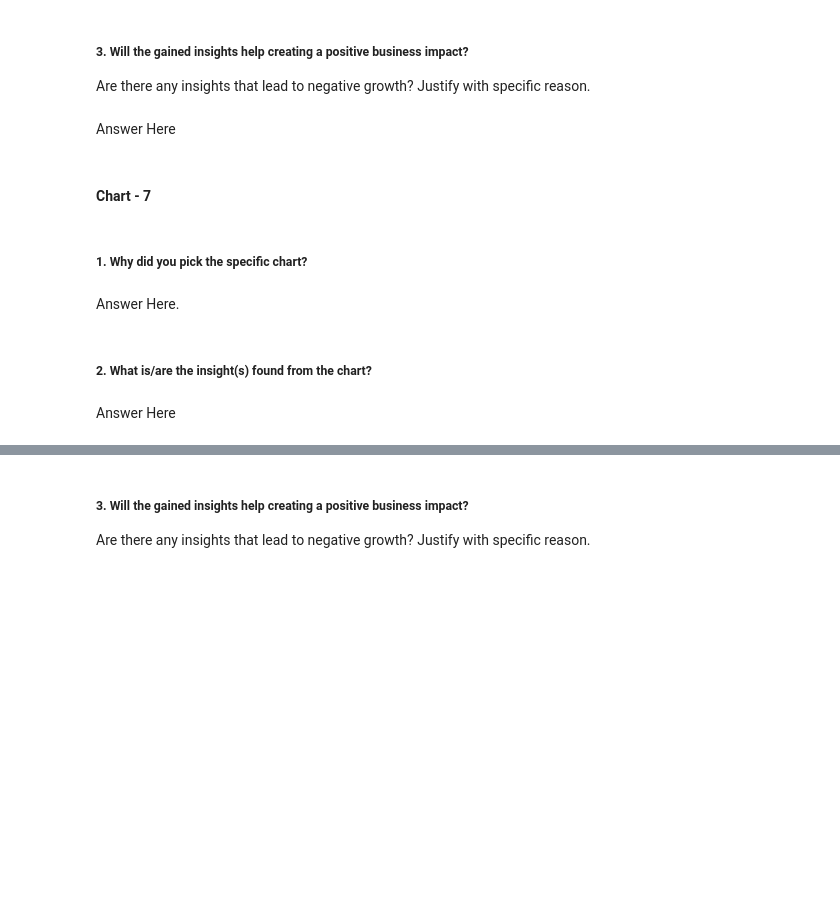
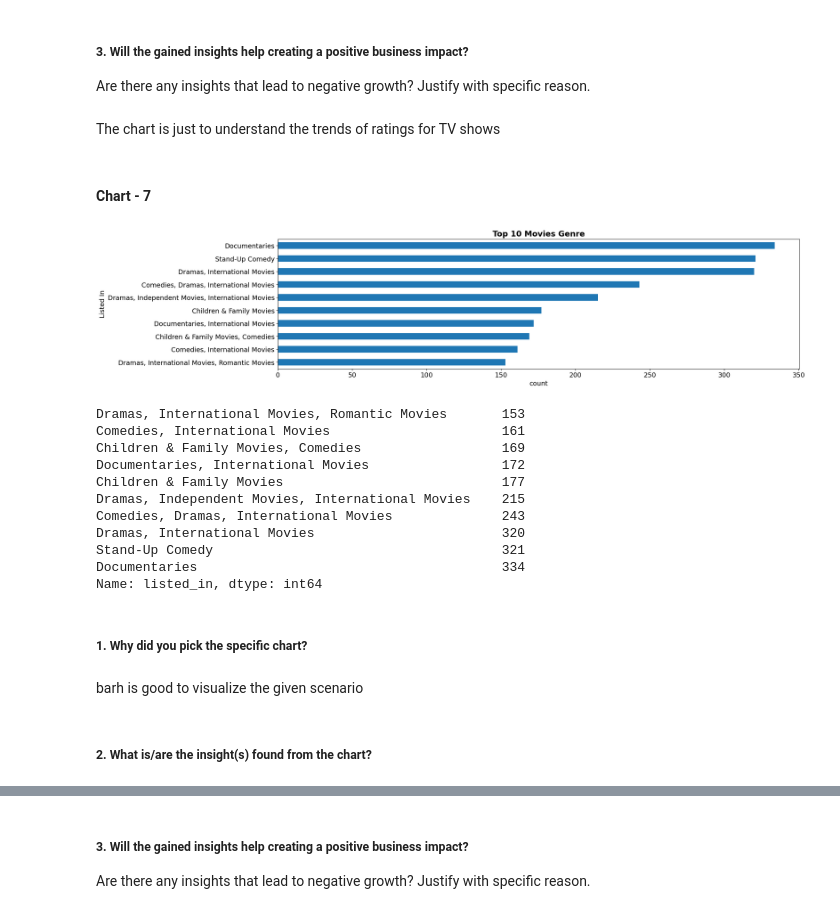
Before and after one commit to saraswatiyangandul20/NetflixMoviesAndTVShowsClustering, a Jupyter notebook: NetflixMoviesAndTVShowsClustering.ipynb, the cells around one changed output, grey strips where cells are left out. Cells and saved outputs as stored; diff of their text form; code cells hidden in the pictures; blank space fills up the shorter version.

```diff
--- a/NetflixMoviesAndTVShowsClustering.ipynb
+++ b/NetflixMoviesAndTVShowsClustering.ipynb
@@ -630,7 +648,7 @@ Answer Here
 # %% [markdown]
 ##### 3. Will the gained insights help creating a positive business impact?
 Are there any insights that lead to negative growth? Justify with specific reason.
-# %% [markdown]
-Answer Here
+# %% [markdown]
+The chart is just to understand the trends of ratings for TV shows
 # %% [markdown]
 #### Chart - 7
@@ -639,8 +655,40 @@ Answer Here
+# %%
+# Chart - 7 visualization code
+# getting counts of different movies in listed in
+top10_movies = movies_df['listed_in'].value_counts()
+# sorting based on counts
+top10_movies = top10_movies.sort_values(ascending=True)
+# getting to 10 of the dataframe from bottom
+top10_movies = top10_movies.tail(10)
+
+# plotting
+top10_movies.plot(kind='barh')
+# setting chart title
+plt.title('Top 10 Movies Genre')
+plt.ylabel('Listed In')
+plt.xlabel('count')
+# display chart
+plt.show()
+
+print(top10_movies)
+# deleting the movie_ratings dataframe for optimization of memory
+del top10_movies
+# %% [output]
+[figure, added]
+Dramas, International Movies, Romantic Movies       153
+Comedies, International Movies                      161
+Children & Family Movies, Comedies                  169
+Documentaries, International Movies                 172
+Children & Family Movies                            177
+Dramas, Independent Movies, International Movies    215
+Comedies, Dramas, International Movies              243
+Dramas, International Movies                        320
+Stand-Up Comedy                                     321
+Documentaries                                       334
+Name: listed_in, dtype: int64
 # %% [markdown]
 ##### 1. Why did you pick the specific chart?
-# %% [markdown]
-Answer Here.
+# %% [markdown]
+barh is good to visualize the given scenario
 # %% [markdown]
 ##### 2. What is/are the insight(s) found from the chart?
-# %% [markdown]
-Answer Here
```
Also changed, not shown: parts of 34 cells of this notebook.
